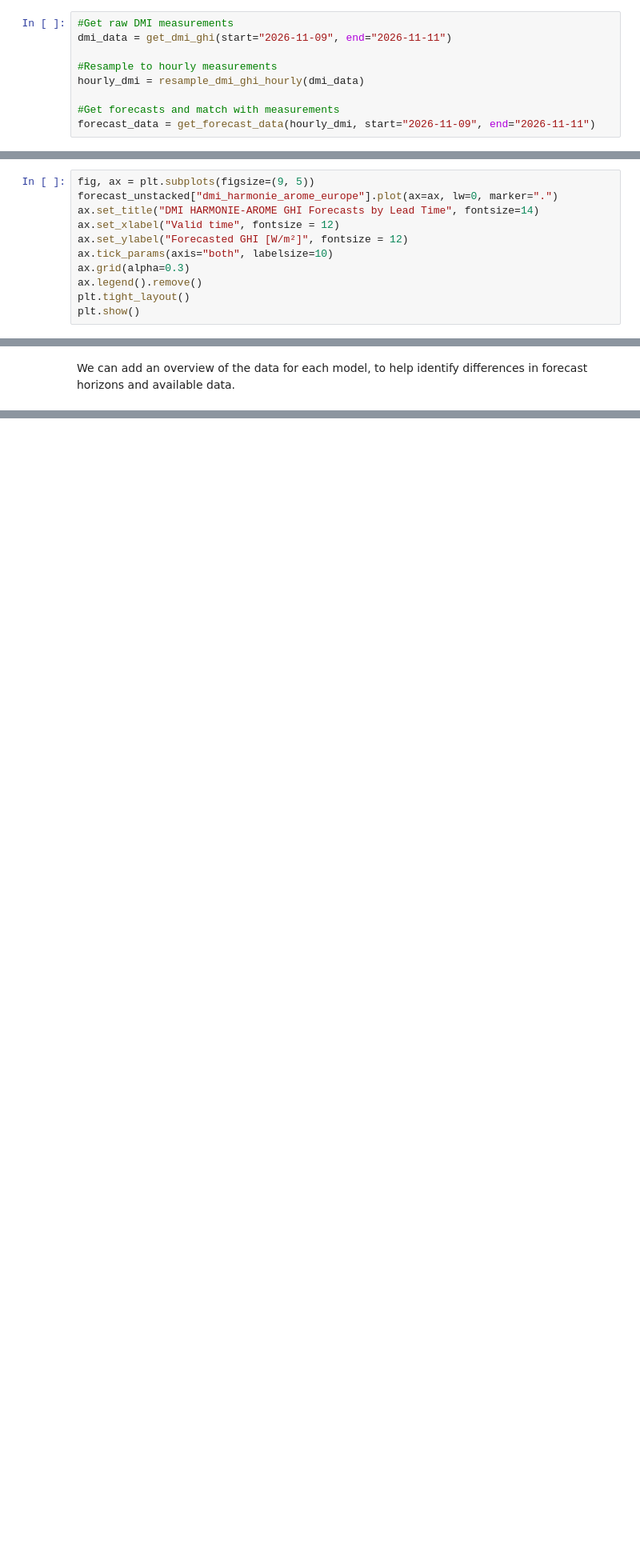
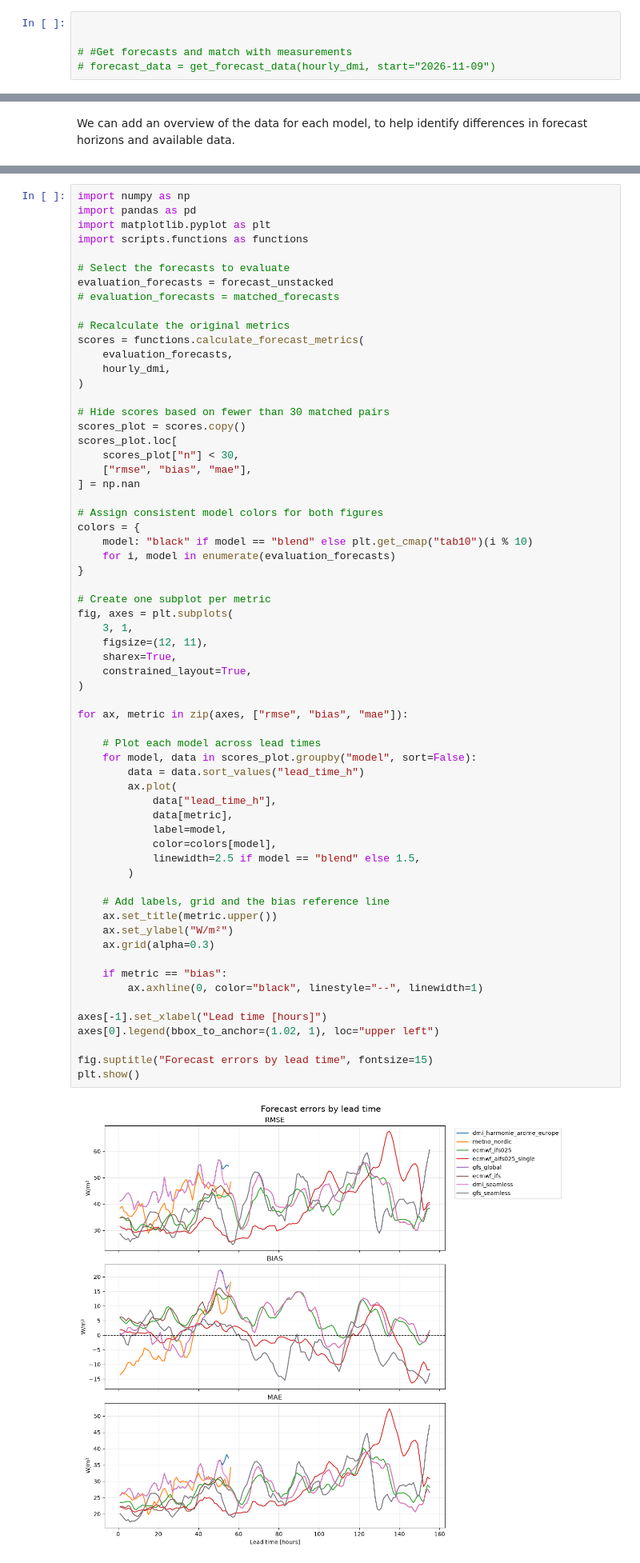
Before and after one commit to MatildeMGM/solar_forecast_project, a Jupyter notebook: notebooks/forecast_data.ipynb, the cells around one changed output, grey strips where cells are left out. Shown at 80% size. Saved outputs shown, nothing was run; the diff lists cells and outputs as text; blank space fills up the shorter version.

Commit message:
forecasts

```diff
--- a/notebooks/forecast_data.ipynb
+++ b/notebooks/forecast_data.ipynb
@@ -20,12 +62,8 @@ from scripts.functions import get_dmi_ghi, resample_dmi_ghi_hourly, get_forecast
 # %%
-#Get raw DMI measurements
-dmi_data = get_dmi_ghi(start="2026-11-09", end="2026-11-11")
 
-#Resample to hourly measurements
-hourly_dmi = resample_dmi_ghi_hourly(dmi_data)
 
-#Get forecasts and match with measurements
-forecast_data = get_forecast_data(hourly_dmi, start="2026-11-09", end="2026-11-11")
+# #Get forecasts and match with measurements
+# forecast_data = get_forecast_data(hourly_dmi, start="2026-11-09")
 # %%
 dmi_data.info()
 # %% [output]
@@ -73,14 +107,3 @@ forecast_unstacked = {
     model: df.set_index(["valid_time", "lead_time_h"])["ghi_forecast"].unstack()
     for model, df in df_forecast_day.items()
 }
-# %%
-fig, ax = plt.subplots(figsize=(9, 5))
-forecast_unstacked["dmi_harmonie_arome_europe"].plot(ax=ax, lw=0, marker=".")
-ax.set_title("DMI HARMONIE-AROME GHI Forecasts by Lead Time", fontsize=14)
-ax.set_xlabel("Valid time", fontsize = 12)
-ax.set_ylabel("Forecasted GHI [W/m²]", fontsize = 12)
-ax.tick_params(axis="both", labelsize=10)
-ax.grid(alpha=0.3)
-ax.legend().remove()
-plt.tight_layout()
-plt.show()
@@ -117,0 +146,65 @@ gfs_seamless | Forecasts: 3529 | Matched measurements: 478 | Max horizon: 167.0
+# %%
+import numpy as np
+import pandas as pd
+import matplotlib.pyplot as plt
+import scripts.functions as functions
+
+# Select the forecasts to evaluate
+evaluation_forecasts = forecast_unstacked
+# evaluation_forecasts = matched_forecasts
+
+# Recalculate the original metrics
+scores = functions.calculate_forecast_metrics(
+    evaluation_forecasts,
+    hourly_dmi,
+)
+
+# Hide scores based on fewer than 30 matched pairs
+scores_plot = scores.copy()
+scores_plot.loc[
+    scores_plot["n"] < 30,
+    ["rmse", "bias", "mae"],
+] = np.nan
+
+# Assign consistent model colors for both figures
+colors = {
+    model: "black" if model == "blend" else plt.get_cmap("tab10")(i % 10)
+    for i, model in enumerate(evaluation_forecasts)
+}
+
+# Create one subplot per metric
+fig, axes = plt.subplots(
+    3, 1,
+    figsize=(12, 11),
+    sharex=True,
+    constrained_layout=True,
+)
+
+for ax, metric in zip(axes, ["rmse", "bias", "mae"]):
+
+    # Plot each model across lead times
+    for model, data in scores_plot.groupby("model", sort=False):
+        data = data.sort_values("lead_time_h")
+        ax.plot(
+            data["lead_time_h"],
+            data[metric],
+            label=model,
+            color=colors[model],
+            linewidth=2.5 if model == "blend" else 1.5,
+        )
+
+    # Add labels, grid and the bias reference line
+    ax.set_title(metric.upper())
+    ax.set_ylabel("W/m²")
+    ax.grid(alpha=0.3)
+
+    if metric == "bias":
+        ax.axhline(0, color="black", linestyle="--", linewidth=1)
+
+axes[-1].set_xlabel("Lead time [hours]")
+axes[0].legend(bbox_to_anchor=(1.02, 1), loc="upper left")
+
+fig.suptitle("Forecast errors by lead time", fontsize=15)
+plt.show()
+# %% [output]
+[figure, added]
```
Also changed, not shown: parts of 23 cells of this notebook, 1 other file.
